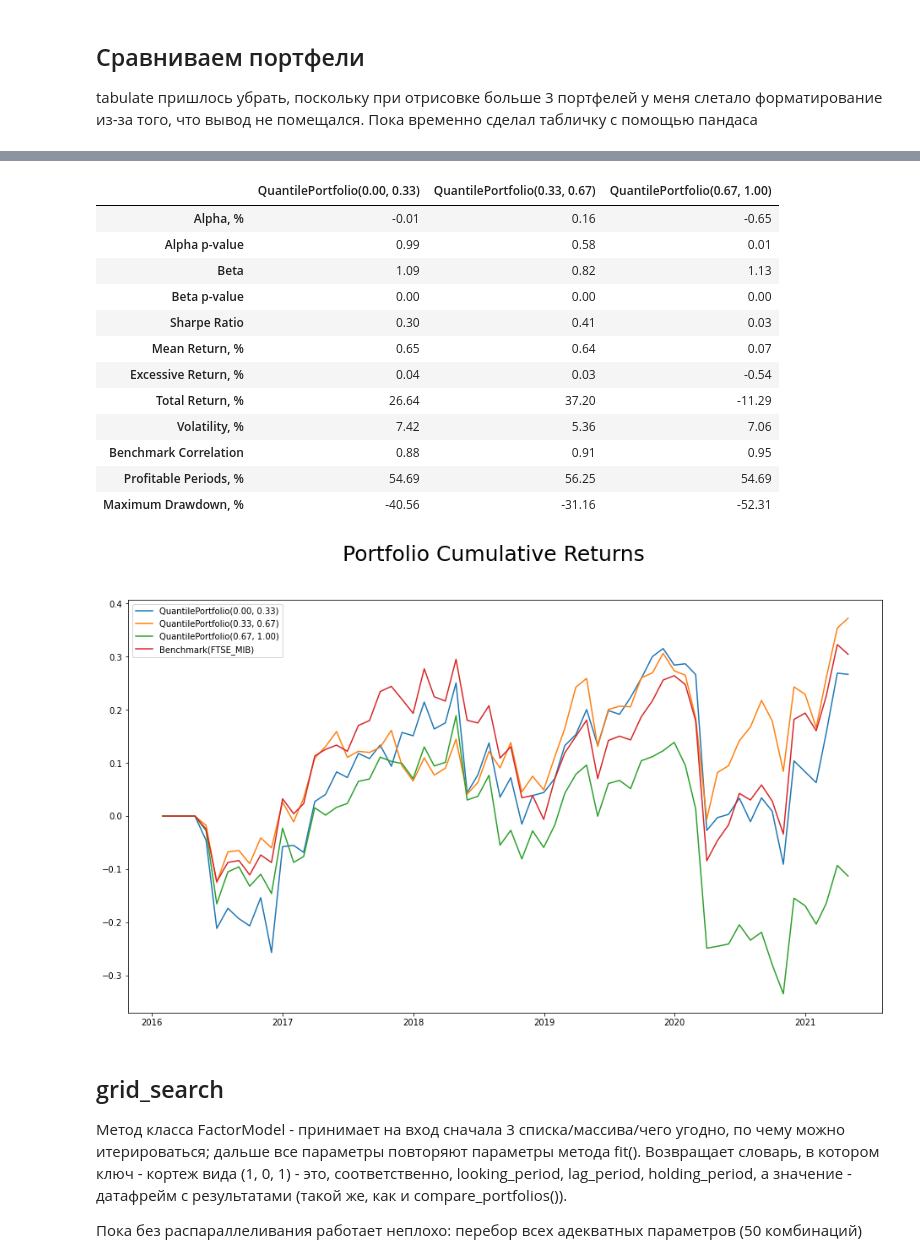
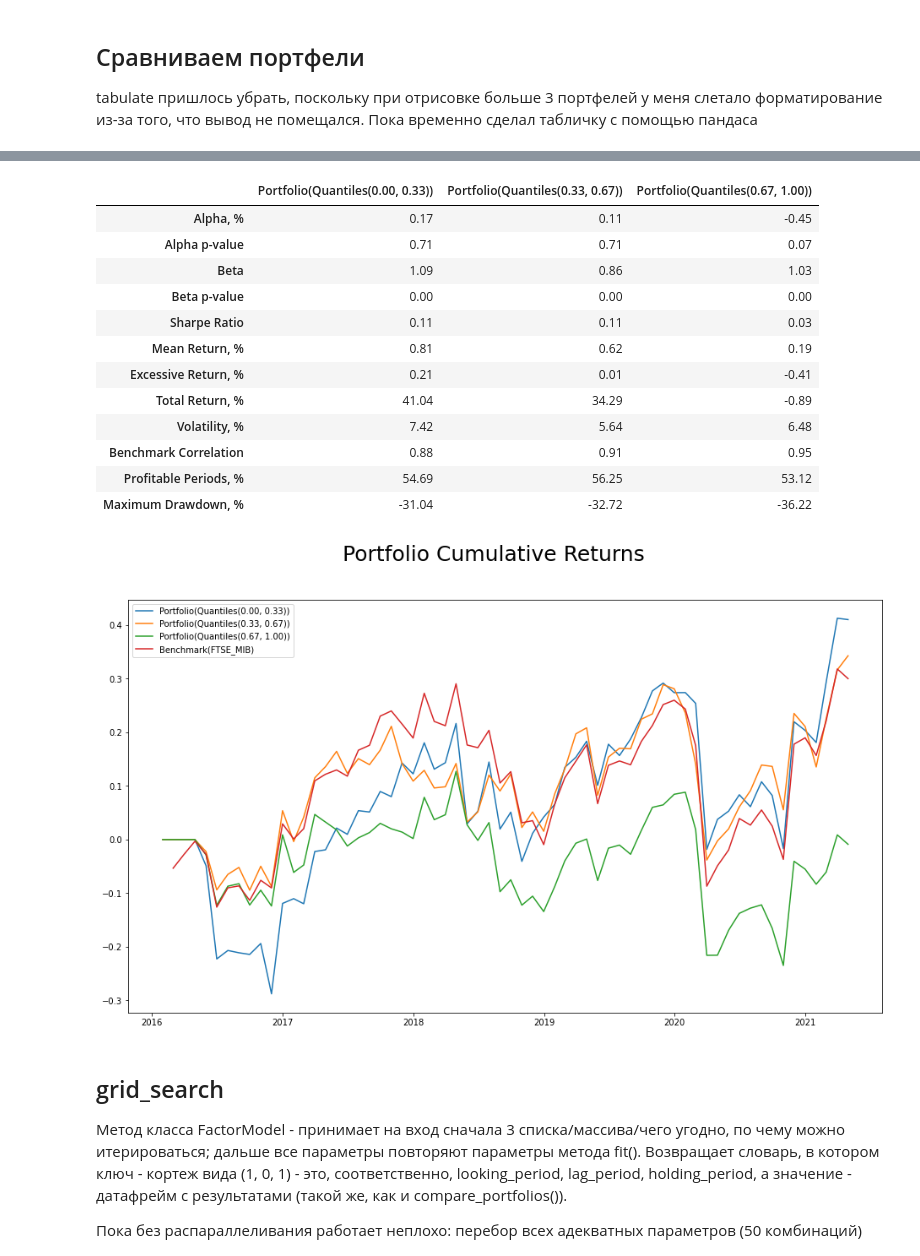
Before and after one commit to atomtosov/pqr, a Jupyter notebook: examples/example.ipynb, the cells around one changed output, grey strips where cells are left out. Saved outputs shown, nothing was run; the diff lists cells and outputs as text; code cells hidden in the pictures.

```diff
--- a/examples/example.ipynb
+++ b/examples/example.ipynb
@@ -68,7 +70,7 @@ Benchmark(FTSE_MIB)
 * lag_period: int = 0,
 * holding_period: int = 1,
 # %%
-fm = FactorModel(3, 0, 1)
+fm = FactorModel(3, 0, 3)
 # %% [markdown]
 ## "Обучаем" факторную модель.
 Она принимает на вход:
@@ -85,7 +84,7 @@ fm = FactorModel(3, 0, 1)
 # %%
 fm.fit(
     prices=prices,
-    factor=value,
+    picking_factor=value,
     filtering_factor=liquidity,
     weighting_factor=size_w,
     benchmark=benchmark,
@@ -199,7 +218,7 @@ weighted = WeighMultiFactor([value, size], weights=[0.3, 0.7], name='weighted_va
 # %%
 fm.fit(
     prices=prices,
-    factor=intercept,
+    picking_factor=intercept,
     filtering_factor=liquidity,
     weighting_factor=size_w,
     benchmark=benchmark
@@ -223,7 +242,7 @@ fm.compare_portfolios()
 # %%
 fm.fit(
     prices=prices,
-    factor=nsort,
+    picking_factor=nsort,
     filtering_factor=liquidity,
     weighting_factor=size_w,
     benchmark=benchmark,
@@ -247,27 +266,27 @@ fm.compare_portfolios()
 # %%
 fm.fit(
     prices=prices,
-    factor=weighted,
+    picking_factor=weighted,
     filtering_factor=liquidity,
     weighting_factor=size_w,
     benchmark=benchmark
 )
 fm.compare_portfolios()
 # %% [output]
-|  | QuantilePortfolio(0.00, 0.33) | QuantilePortfolio(0.33, 0.67) | QuantilePortfolio(0.67, 1.00) |
-| Alpha, % | -0.01 | 0.16 | -0.65 |
-| Alpha p-value | 0.99 | 0.58 | 0.01 |
-| Beta | 1.09 | 0.82 | 1.13 |
+|  | Portfolio(Quantiles(0.00, 0.33)) | Portfolio(Quantiles(0.33, 0.67)) | Portfolio(Quantiles(0.67, 1.00)) |
+| Alpha, % | 0.17 | 0.11 | -0.45 |
+| Alpha p-value | 0.71 | 0.71 | 0.07 |
+| Beta | 1.09 | 0.86 | 1.03 |
 | Beta p-value | 0.00 | 0.00 | 0.00 |
-| Sharpe Ratio | 0.30 | 0.41 | 0.03 |
-| Mean Return, % | 0.65 | 0.64 | 0.07 |
-| Excessive Return, % | 0.04 | 0.03 | -0.54 |
-| Total Return, % | 26.64 | 37.20 | -11.29 |
-| Volatility, % | 7.42 | 5.36 | 7.06 |
+| Sharpe Ratio | 0.11 | 0.11 | 0.03 |
+| Mean Return, % | 0.81 | 0.62 | 0.19 |
+| Excessive Return, % | 0.21 | 0.01 | -0.41 |
+| Total Return, % | 41.04 | 34.29 | -0.89 |
+| Volatility, % | 7.42 | 5.64 | 6.48 |
 | Benchmark Correlation | 0.88 | 0.91 | 0.95 |
-| Profitable Periods, % | 54.69 | 56.25 | 54.69 |
-| Maximum Drawdown, % | -40.56 | -31.16 | -52.31 |
+| Profitable Periods, % | 54.69 | 56.25 | 53.12 |
+| Maximum Drawdown, % | -31.04 | -32.72 | -36.22 |
-[figure, old version]
+[figure, new version]
 # %% [markdown]
 ## grid_search
 Метод класса FactorModel - принимает на вход сначала 3 списка/массива/чего угодно, по чему можно итерироваться; дальше все параметры повторяют параметры метода fit(). Возвращает словарь, в котором ключ - кортеж вида (1, 0, 1) - это, соответственно, looking_period, lag_period, holding_period, а значение - датафрейм с результатами (такой же, как и compare_portfolios()).
```
Also changed, not shown: parts of 22 cells of this notebook, 27 other files.
